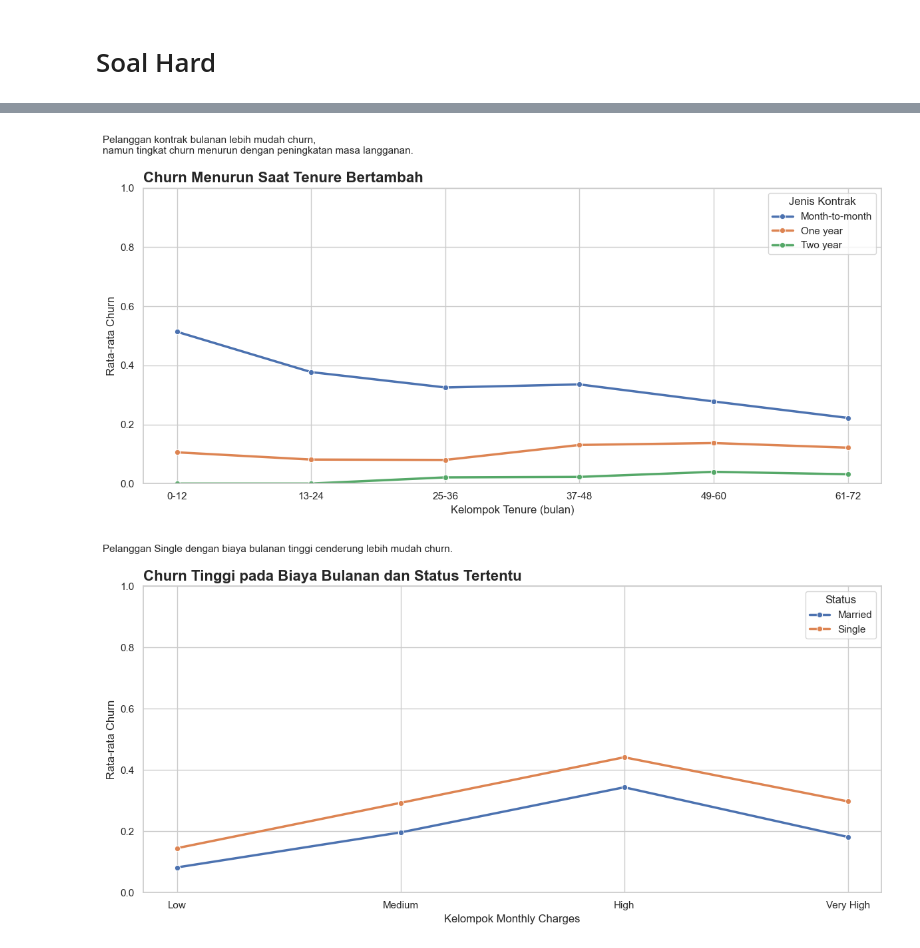
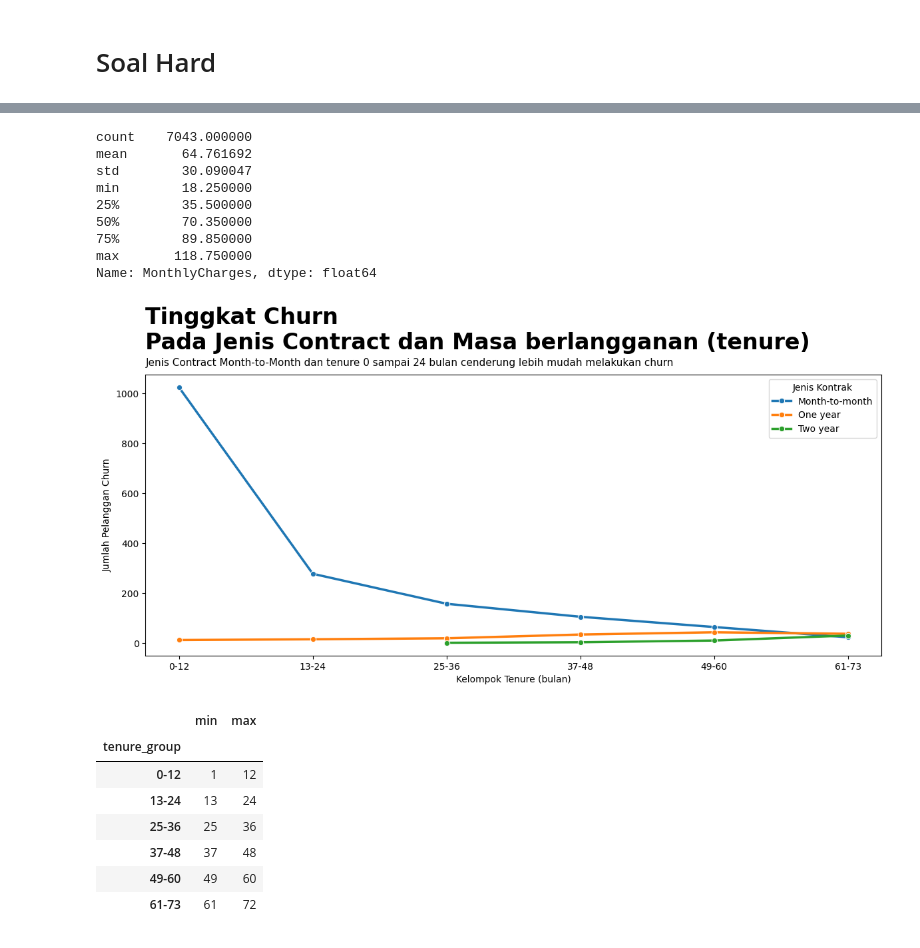
Before and after one commit to agirahmawandi/hw_datavisualitation, a Jupyter notebook: Data Visualization - Template Homework.ipynb, the cells around one changed output, grey strips where cells are left out. Drawn from its saved outputs; the diff is of its cells as text; code cells hidden in the pictures.

```diff
--- a/Data Visualization - Template Homework.ipynb
+++ b/Data Visualization - Template Homework.ipynb
@@ -431,57 +327,55 @@ fig6.show()
+# %%
+df = pd.read_csv('telco_customer.csv')
+df['MonthlyCharges'].describe()
+# %% [output]
+count    7043.000000
+mean       64.761692
+std        30.090047
+min        18.250000
+25%        35.500000
+50%        70.350000
+75%        89.850000
+max       118.750000
+Name: MonthlyCharges, dtype: float64
 # %%
-import pandas as pd
-import matplotlib.pyplot as plt
-import seaborn as sns
 
-# Load data
-df = pd.read_csv('telco_customer.csv')
 
-# Buat kolom 'status'
+# Buat kolom status
 df['status'] = df.apply(
     lambda x: 'Married' if x['SeniorCitizen'] == 1 or x['Partner'] == 'Yes' or x['Dependents'] == 'Yes' else 'Single',
     axis=1
 )
 
-# Mapping churn ke numerik
-df['Churn'] = df['Churn'].map({'Yes': 1, 'No': 0})
-
 # Kelompokkan tenure
 df['tenure_group'] = pd.cut(df['tenure'], bins=[0, 12, 24, 36, 48, 60, 72],
-                            labels=['0-12', '13-24', '25-36', '37-48', '49-60', '61-72'])
+                            labels=['0-12', '13-24', '25-36', '37-48', '49-60', '61-73'])
 
-# Kelompokkan Monthly Charges
-df['charge_group'] = pd.cut(df['MonthlyCharges'], bins=[0, 35, 70, 105, 140],
-                            labels=['Low', 'Medium', 'High', 'Very High'])
+# Filter churn == 'Yes' dan hitung jumlah customer churn unik
+plot1_data = df[df['Churn'] == 'Yes'].groupby(['tenure_group', 'Contract'], observed=True)['customerID'].nunique().reset_index()
+plot1_data.rename(columns={'customerID': 'churn_count'}, inplace=True)
 
-# Plot 1: Churn vs Tenure Group & Contract
+# Plot visualisasi
 plt.figure(figsize=(12, 6))
-plot1_data = df.groupby(['tenure_group', 'Contract'], observed=True)['Churn'].mean().reset_index()
-sns.lineplot(data=plot1_data, x='tenure_group', y='Churn', hue='Contract', marker='o', linewidth=2.5)
+sns.lineplot(data=plot1_data, x='tenure_group', y='churn_count', hue='Contract', marker='o', linewidth=2.5)
 
-plt.title("Churn Menurun Saat Tenure Bertambah", fontsize=16, fontweight='bold', loc='left')
-plt.suptitle("Pelanggan kontrak bulanan lebih mudah churn,\nnamun tingkat churn menurun dengan peningkatan masa langganan.",
-             fontsize=11, x=0.01, ha='left')
+# Judul dan keterangan sesuai isi data
+plt.title("Tinggkat Churn \nPada Jenis Contract dan Masa berlangganan (tenure) ", y=1.07,fontsize=24, fontweight='bold', loc='left')
+plt.text(x=0, y=1.03, s="Jenis Contract Month-to-Month dan tenure 0 sampai 24 bulan cenderung lebih mudah melakukan churn",
+         fontsize=11, transform=plt.gca().transAxes, ha='left')
+
 plt.xlabel("Kelompok Tenure (bulan)")
-plt.ylabel("Rata-rata Churn")
-plt.ylim(0, 1)
+plt.ylabel("Jumlah Pelanggan Churn")
 plt.legend(title="Jenis Kontrak")
 plt.tight_layout()
 plt.show()
-
-# Plot 2: Churn vs Monthly Charges & Status
-plt.figure(figsize=(12, 6))
-plot2_data = df.groupby(['charge_group', 'status'], observed=True)['Churn'].mean().reset_index()
-sns.lineplot(data=plot2_data, x='charge_group', y='Churn', hue='status', marker='o', linewidth=2.5)
-
-plt.title("Churn Tinggi pada Biaya Bulanan dan Status Tertentu", fontsize=16, fontweight='bold', loc='left')
-plt.suptitle("Pelanggan Single dengan biaya bulanan tinggi cenderung lebih mudah churn.",
-             fontsize=11, x=0.01, ha='left')
-plt.xlabel("Kelompok Monthly Charges")
-plt.ylabel("Rata-rata Churn")
-plt.ylim(0, 1)
-plt.legend(title="Status")
-plt.tight_layout()
-plt.show()
+df.groupby('tenure_group',observed=True)['tenure'].agg(['min', 'max'])
 # %% [output]
-[figure, old version]
+[figure, new version]
-[figure, removed]
+|  | min | max |
+| tenure_group |  |  |
+| 0-12 | 1 | 12 |
+| 13-24 | 13 | 24 |
+| 25-36 | 25 | 36 |
+| 37-48 | 37 | 48 |
+| 49-60 | 49 | 60 |
+| 61-73 | 61 | 72 |
```
Also changed, not shown: parts of 29 cells of this notebook, 1 other file.
